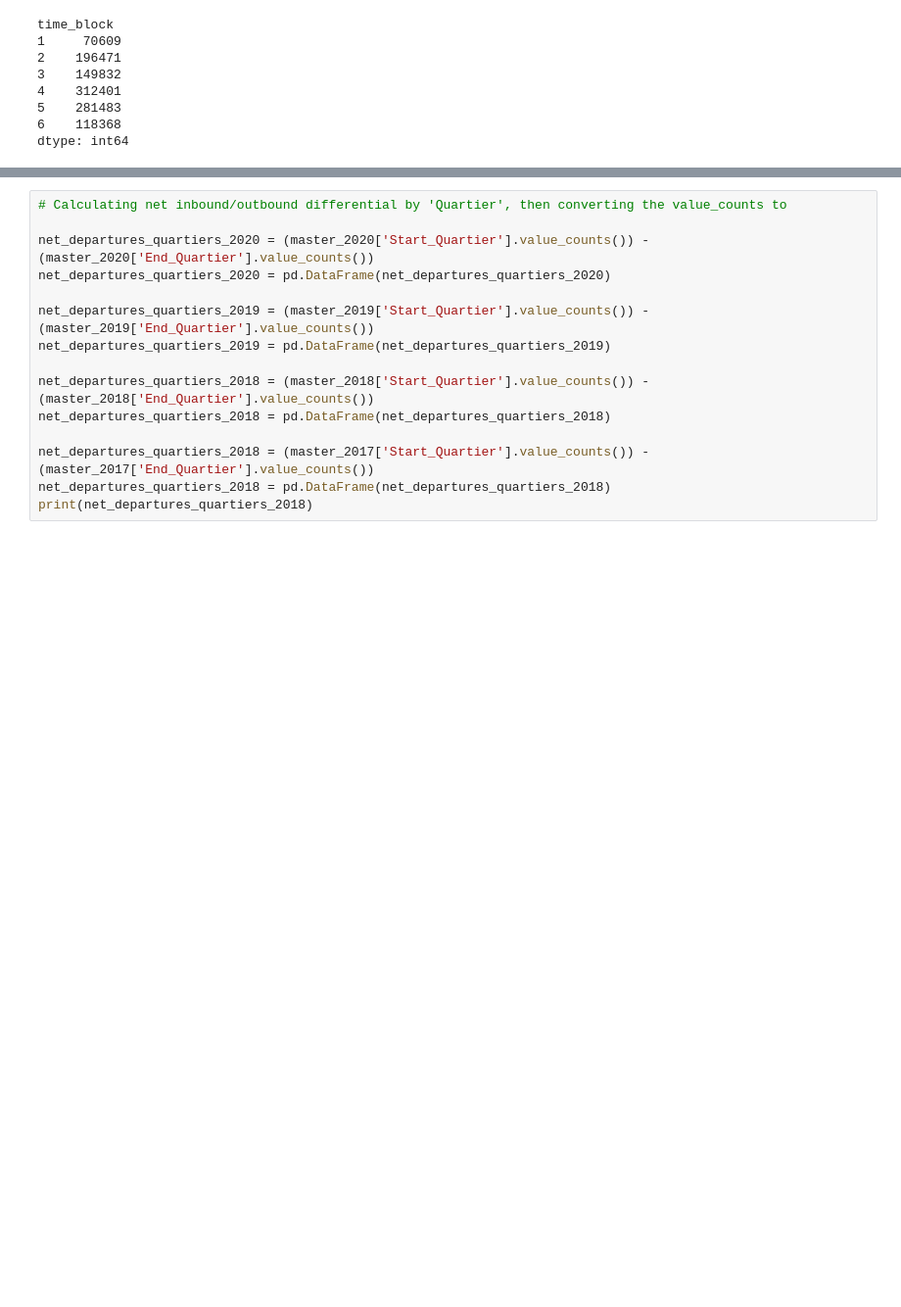
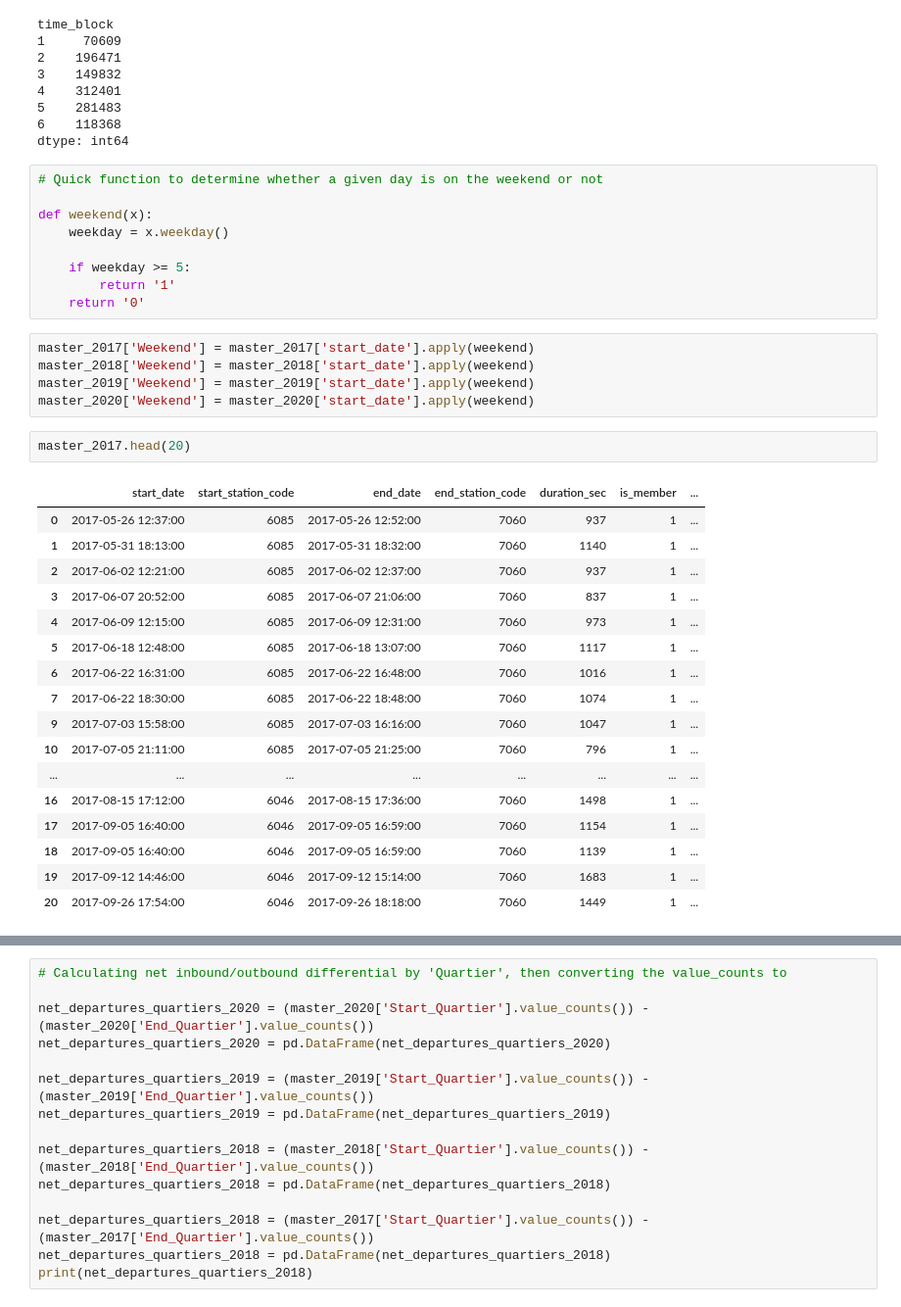
Before and after one commit to gbincoletto/MATH80629A, a Jupyter notebook: ML_Project_BIXI_Predictions.ipynb, the cells around one changed output, grey strips where cells are left out. Shown at 98% size. Saved outputs shown, nothing was run; the diff lists cells and outputs as text; blank space fills up the shorter version.

```diff
--- a/ML_Project_BIXI_Predictions.ipynb
+++ b/ML_Project_BIXI_Predictions.ipynb
@@ -1186,3 +1186,37 @@ time_block
 5    281483
 6    118368
 dtype: int64
+# %%
+# Quick function to determine whether a given day is on the weekend or not
+
+def weekend(x):
+    weekday = x.weekday()
+
+    if weekday >= 5:
+        return '1'
+    return '0'
+# %%
+master_2017['Weekend'] = master_2017['start_date'].apply(weekend)
+master_2018['Weekend'] = master_2018['start_date'].apply(weekend)
+master_2019['Weekend'] = master_2019['start_date'].apply(weekend)
+master_2020['Weekend'] = master_2020['start_date'].apply(weekend)
+# %%
+master_2017.head(20)
+# %% [output]
+|  | start_date | start_station_code | end_date | end_station_code | duration_sec | is_member | ... |
+| 0 | 2017-05-26 12:37:00 | 6085 | 2017-05-26 12:52:00 | 7060 | 937 | 1 | ... |
+| 1 | 2017-05-31 18:13:00 | 6085 | 2017-05-31 18:32:00 | 7060 | 1140 | 1 | ... |
+| 2 | 2017-06-02 12:21:00 | 6085 | 2017-06-02 12:37:00 | 7060 | 937 | 1 | ... |
+| 3 | 2017-06-07 20:52:00 | 6085 | 2017-06-07 21:06:00 | 7060 | 837 | 1 | ... |
+| 4 | 2017-06-09 12:15:00 | 6085 | 2017-06-09 12:31:00 | 7060 | 973 | 1 | ... |
+| 5 | 2017-06-18 12:48:00 | 6085 | 2017-06-18 13:07:00 | 7060 | 1117 | 1 | ... |
+| 6 | 2017-06-22 16:31:00 | 6085 | 2017-06-22 16:48:00 | 7060 | 1016 | 1 | ... |
+| 7 | 2017-06-22 18:30:00 | 6085 | 2017-06-22 18:48:00 | 7060 | 1074 | 1 | ... |
+| 9 | 2017-07-03 15:58:00 | 6085 | 2017-07-03 16:16:00 | 7060 | 1047 | 1 | ... |
+| 10 | 2017-07-05 21:11:00 | 6085 | 2017-07-05 21:25:00 | 7060 | 796 | 1 | ... |
+| ... | ... | ... | ... | ... | ... | ... | ... |
+| 16 | 2017-08-15 17:12:00 | 6046 | 2017-08-15 17:36:00 | 7060 | 1498 | 1 | ... |
+| 17 | 2017-09-05 16:40:00 | 6046 | 2017-09-05 16:59:00 | 7060 | 1154 | 1 | ... |
+| 18 | 2017-09-05 16:40:00 | 6046 | 2017-09-05 16:59:00 | 7060 | 1139 | 1 | ... |
+| 19 | 2017-09-12 14:46:00 | 6046 | 2017-09-12 15:14:00 | 7060 | 1683 | 1 | ... |
+| 20 | 2017-09-26 17:54:00 | 6046 | 2017-09-26 18:18:00 | 7060 | 1449 | 1 | ... |
```
Also changed, not shown: parts of 3 cells of this notebook.
